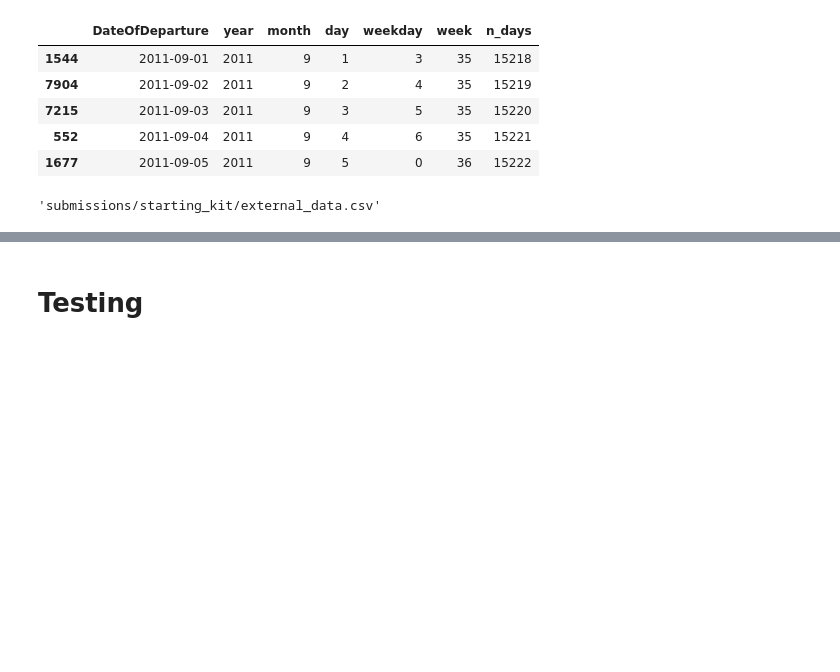
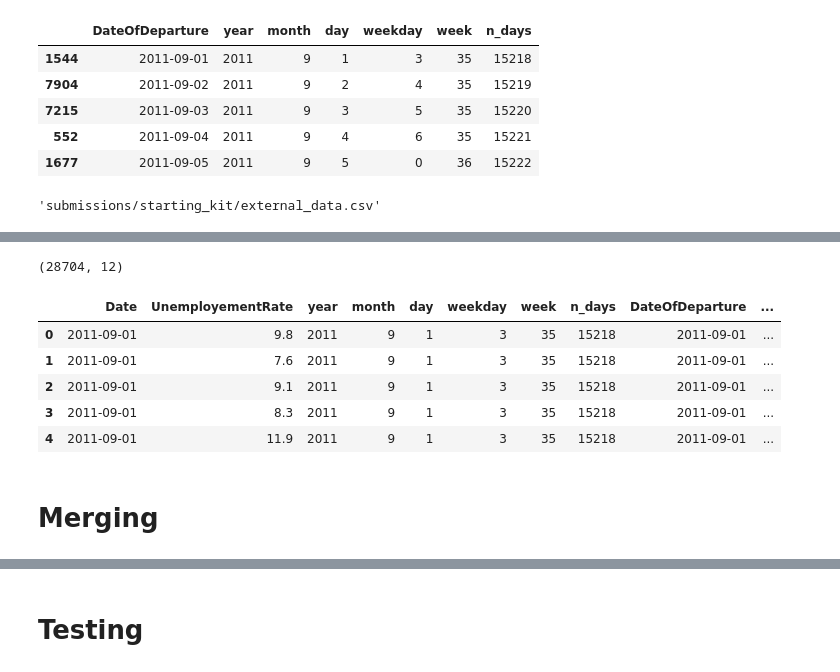
Before and after one commit to MaximeRedstone/air_traffic_project, a Jupyter notebook: testing_functions.ipynb, the cells around one changed output, grey strips where cells are left out. Saved outputs shown, nothing was run; the diff lists cells and outputs as text; code cells hidden in the pictures; blank space fills up the shorter version.

```diff
--- a/testing_functions.ipynb
+++ b/testing_functions.ipynb
@@ -152,16 +145,0 @@ class MergeTransformer():
-# %%
-merge_transform = MergeTransformer(
-    X_ext=None,
-    filename='external_data.csv',
-    filepath='data/',
-    cols_to_rename={'Date': 'DateOfDeparture', 'AirPort': 'Arrival'},
-    how='left',
-    on=['DateOfDeparture', 'Arrival'],
-    parse_dates=['Date'])
-
-X = merge_transform.fit_transform(X)
-
-weather_df = pd.read_csv('data/external_data.csv')
-weather_df['Date'] = pd.to_datetime(weather_df['Date'])
-database_df['WeatherStateDate'] = weather_df
-database_df['WeatherStateDate'].head()
@@ -454,5 +145,0 @@ unemployement = merge_transform.fit_transform(unemployement)
-# %%
-unemployement.loc[:, 'holidays'] = unemployement.loc[:, 'bank_holidays'] | unemployement.loc[:, 'school_holidays']
-unemployement.drop(['bank_holidays', 'school_holidays'], inplace=True, axis=1)
-database_df['FeatureStateDate'] = unemployement
-database_df['FeatureStateDate'].head()
@@ -557,0 +171,7 @@ X.to_csv('data/X_full_features.csv')
+# %%
+weather_df = pd.read_csv('data/external_data.csv')
+weather_df['Date'] = pd.to_datetime(weather_df['Date'])
+weather_df.drop('Events', axis=1, inplace=True)
+weather_df.drop('Max Gust SpeedKm/h', inplace=True, axis=1)
+database_df['Weather'] = weather_df
+database_df['Weather'].head()
@@ -557,0 +300,40 @@ X.to_csv('data/X_full_features.csv')
+# %%
+import holidays
+
+unemployement['bank_holidays'] = unemployement.apply(lambda x: x.Date in holidays.US(years = x.Date.year, state=x.state), axis=1)
+unemployement.head()
+
+school_holidays = pd.read_csv('data/holidays.csv', sep=';', parse_dates=['date'])
+
+merge_transform = MergeTransformer(
+    X_ext=school_holidays,
+    filename=None,
+    filepath=None,
+    cols_to_keep=['date', 'is_vacation'],
+    cols_to_rename={'date': 'Date', 'is_vacation': 'school_holidays'},
+    how='left',
+    on=['Date'],
+    parse_dates=None)
+
+unemployement = merge_transform.fit_transform(unemployement)
+print(unemployement.shape)
+# %% [output]
+(28704, 12)
+# %%
+unemployement.loc[:, 'holidays'] = unemployement.loc[:, 'bank_holidays'] | unemployement.loc[:, 'school_holidays']
+unemployement.drop(['bank_holidays', 'school_holidays'], inplace=True, axis=1)
+database_df['StateFeatures'] = unemployement
+database_df['StateFeatures'].head()
+
+database_df['StateFeatures'].to_csv('data/shit.csv')
+# %%
+database_df['StateFeatures'].head()
+# %% [output]
+|  | Date | UnemployementRate | year | month | day | weekday | week | n_days | DateOfDeparture | ... |
+| 0 | 2011-09-01 | 9.8 | 2011 | 9 | 1 | 3 | 35 | 15218 | 2011-09-01 | ... |
+| 1 | 2011-09-01 | 7.6 | 2011 | 9 | 1 | 3 | 35 | 15218 | 2011-09-01 | ... |
+| 2 | 2011-09-01 | 9.1 | 2011 | 9 | 1 | 3 | 35 | 15218 | 2011-09-01 | ... |
+| 3 | 2011-09-01 | 8.3 | 2011 | 9 | 1 | 3 | 35 | 15218 | 2011-09-01 | ... |
+| 4 | 2011-09-01 | 11.9 | 2011 | 9 | 1 | 3 | 35 | 15218 | 2011-09-01 | ... |
+# %% [markdown]
+# Merging
```
Also changed, not shown: parts of 52 cells of this notebook, 6 other files.
